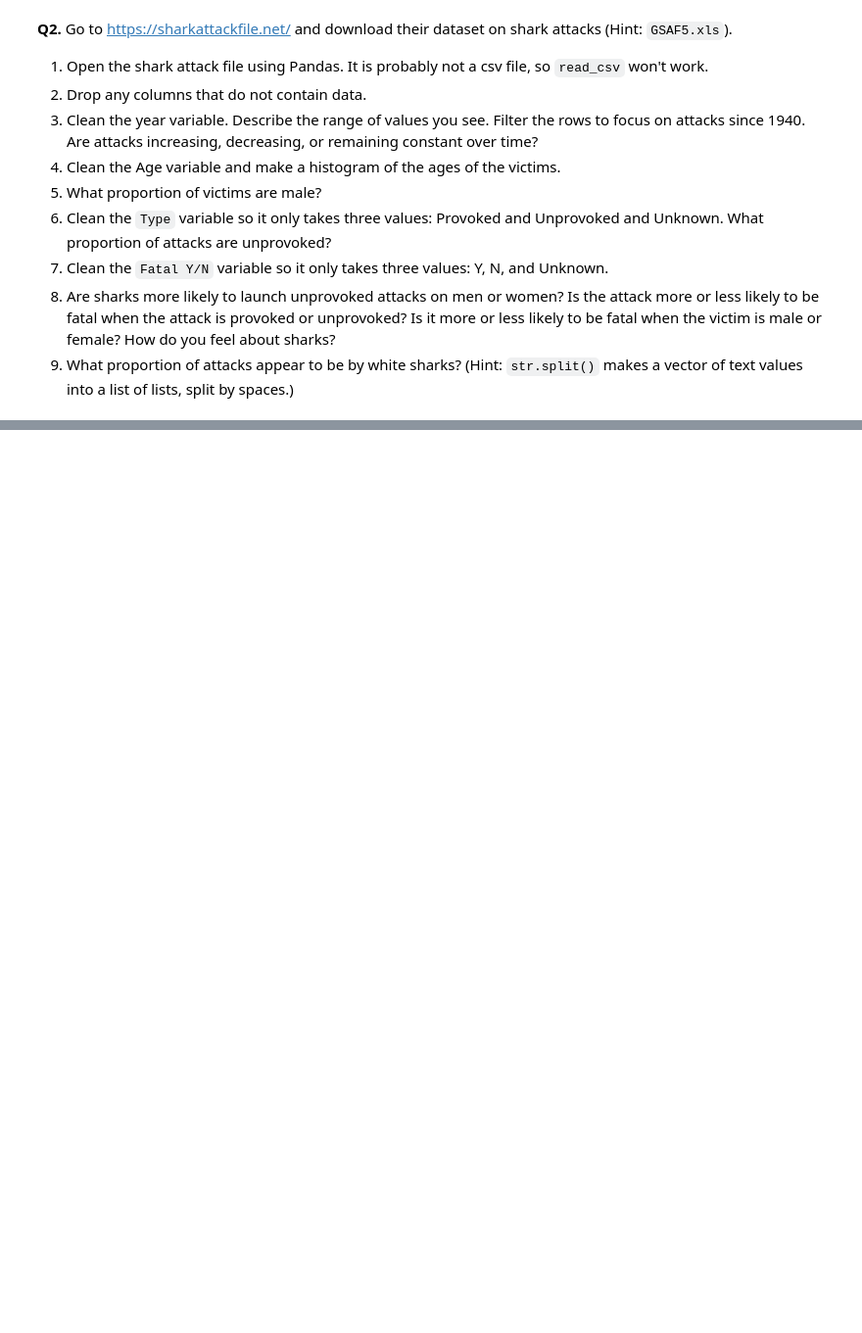
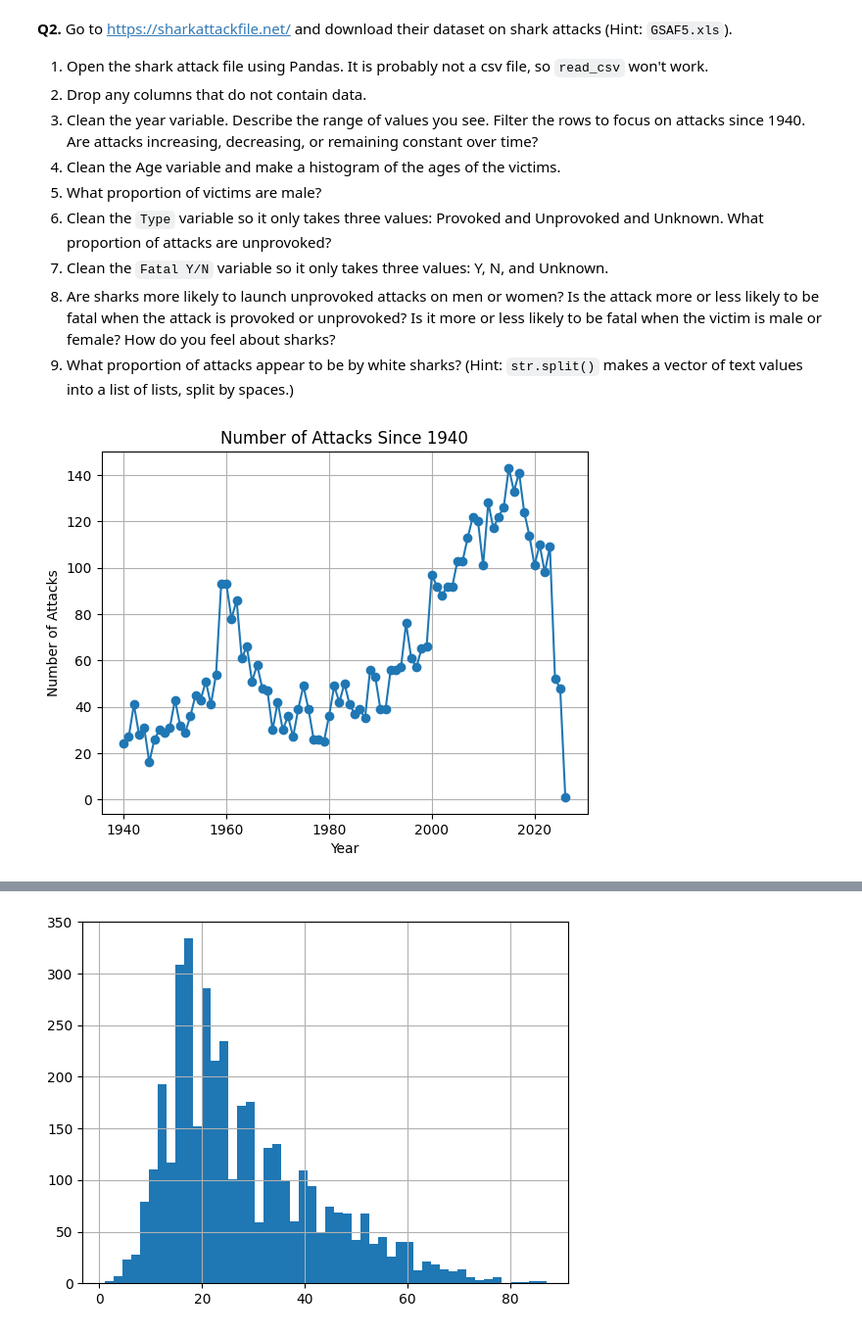
Before and after one commit to nladocsi/wrangling_assignment, a Jupyter notebook: assignment.ipynb, the cells around one changed output, grey strips where cells are left out. Shown: that part at 98% size. Cells and saved outputs as stored; diff of their text form; code cells hidden in the pictures; blank space fills up the shorter version.

```diff
--- a/assignment.ipynb
+++ b/assignment.ipynb
@@ -127,3 +118,69 @@ Name: count, dtype: int64
 7. Clean the `Fatal Y/N` variable so it only takes three values: Y, N, and Unknown.
 8. Are sharks more likely to launch unprovoked attacks on men or women? Is the attack more or less likely to be fatal when the attack is provoked or unprovoked? Is it more or less likely to be fatal when the victim is male or female? How do you feel about sharks?
 9. What proportion of attacks appear to be by white sharks? (Hint: `str.split()` makes a vector of text values into a list of lists, split by spaces.)
+# %%
+#1
+df_shark = pd.read_excel('GSAF5.xls', engine='xlrd')
+
+#2
+#print(df_shark.columns)
+df_shark = df_shark.drop(columns=['pdf', 'href formula', 'href', 'Case Number.1', 'original order', 'Unnamed: 22'])
+
+#3
+#print(df_shark['Year'].unique(), '\n')
+df_shark['Year'] = df_shark['Year'].replace(['0000', 'nan'], np.nan)
+#Range is from around 05 AD to 2025. In the above code I located 0000 as a missing value because these were not the actual year 0000.
+df_filtered = df_shark[df_shark['Year'] >= 1940]
+attack_counts = df_filtered.groupby('Year').size()
+#print(attack_counts)
+
+attack_counts.plot(kind='line', marker='o', title='Number of Attacks Since 1940')
+plt.xlabel('Year')
+plt.ylabel('Number of Attacks')
+plt.grid(True)
+plt.show()
+#Attacks are showing an overall increase, but from 1960-1980 there appeared to be a slight decrease peaked in 2018 then a decrease in 2020-21 (COVID?)
+
+#4
+#print(df_shark["Age"].unique(), '\n')
+df_shark['Age'] = pd.to_numeric(df_shark['Age'], errors='coerce')
+#print(df_shark['Age'].describe(),'\n')
+df_shark['Age'].hist(bins = 50)
+df_shark['bond_NA'] = df_shark['Age'].isnull() # Create a bond missing dummy; long tail
+#print(sum(df_shark['bond_NA']),'\n')
+
+#5
+df_shark['Sex'].unique()
+df_shark['S_clean'] = df_shark['Sex'].astype(str).str.strip().str.upper()
+df_shark['S_clean'] = df_shark['S_clean'].replace({'M':'MALE','MALE':'MALE','F':'FEMALE','FEMALE':'FEMALE'})
+prop_male = (df_shark['S_clean'] == 'MALE').mean()
+print(prop_male)
+
+#6
+print(df_shark["Type"].unique(), '\n')
+print(df_shark['Type'].value_counts(), '\n')
+
+df_shark['Type'] = pd.Categorical(df_shark['Type'], categories=['Unprovoked', 'Provoked', 'Unknown'])
+#5196 --> unprovoked
+#5196/6527 = 0.79
+
+#df_shark['Type'] = pd.Categorical(df_shark['Type'], categories=['Unprovoked', 'Provoked'])
+#first =  (df_shark['case_type'] == 'Unprovoked')
+#print(first.value_counts(), '\n')
+#second =  (df_shark['case_type'] == 'Provoked')
+
+
+#7
+#print(df_shark["Fatal Y/N"].unique(), '\n')
+df_shark['Fatal Y/N'] = pd.Categorical(df_shark['Fatal Y/N'], categories=['Y', 'N', 'Unknown'])
+#print(df_shark["Fatal Y/N"].unique(), '\n')
+
+#8
+#More likely to launch unprovoked on women
+#The attack is more fatal when provoked
+#I find sharks interesting but dangerous. They have a right to be in the ocean as much as we have a right to enjoy beaches.
+
+
+#9
+# %% [output]
+[figure, added]
@@ -129,0 +207 @@ Name: count, dtype: int64
+[figure, added]
```
Also changed, not shown: parts of 3 cells of this notebook.
